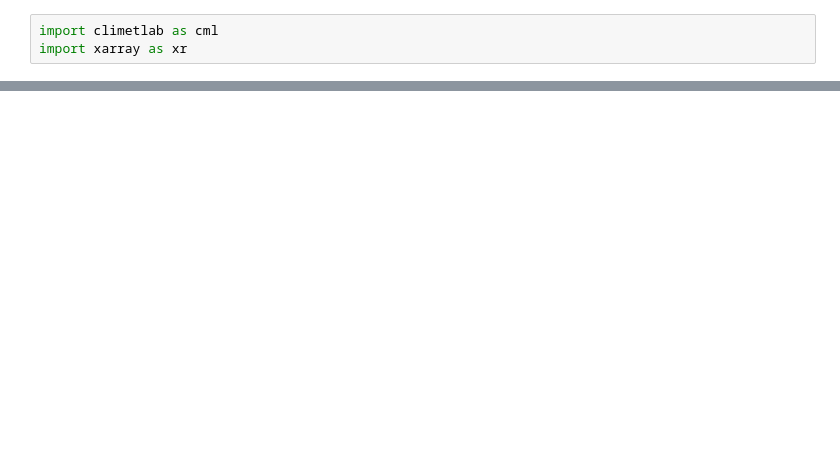
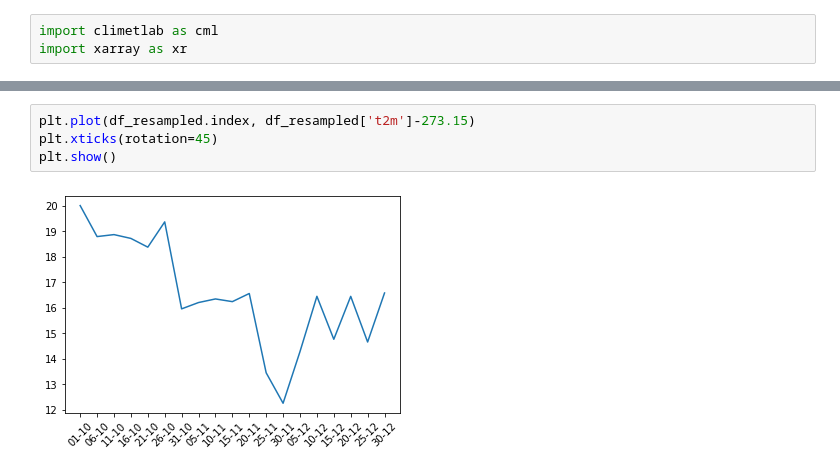
Before and after one commit to duarteoliper/WDL_2023, a Jupyter notebook: notebooks/climate.ipynb, the cells around one changed output, grey strips where cells are left out. Saved outputs shown, nothing was run; the diff lists cells and outputs as text; blank space fills up the shorter version.

```diff
--- a/notebooks/climate.ipynb
+++ b/notebooks/climate.ipynb
@@ -104,0 +149,6 @@ Data variables:
+# %%
+plt.plot(df_resampled.index, df_resampled['t2m']-273.15)
+plt.xticks(rotation=45)
+plt.show()
+# %% [output]
+[figure, added]
```
Also changed, not shown: parts of 16 cells of this notebook, 1 other file.
